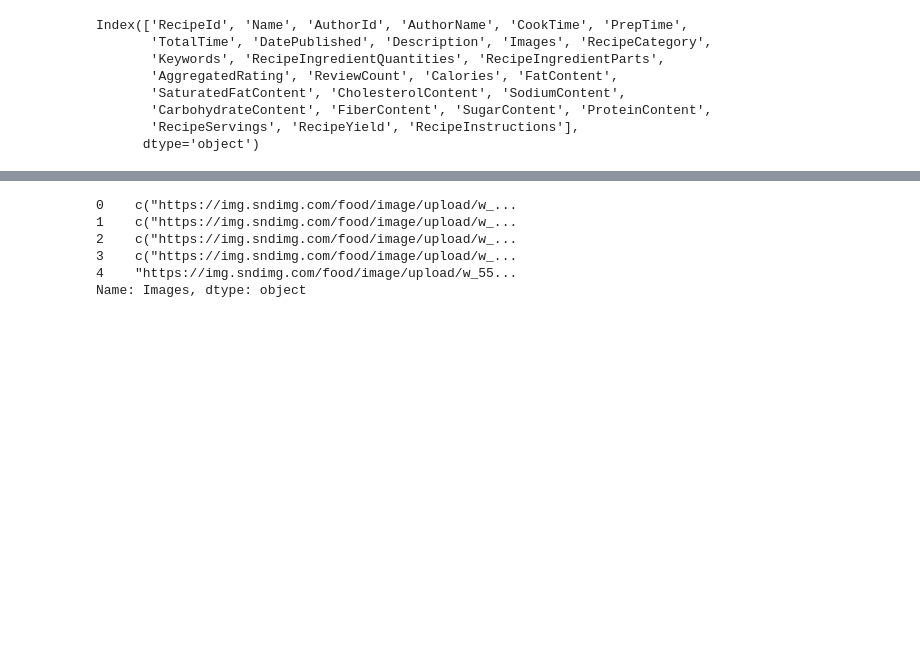
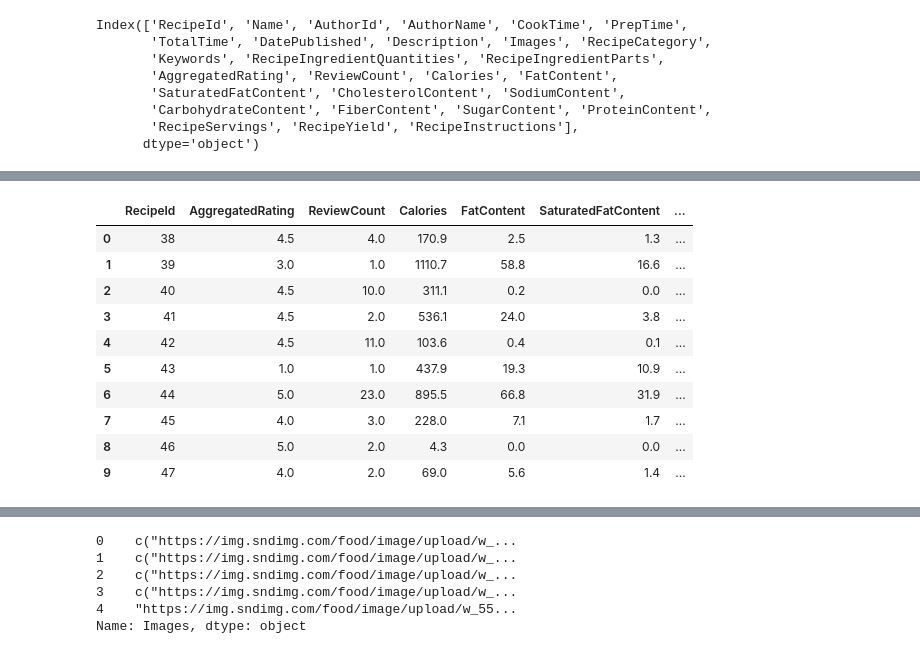
Before and after one commit to DarbyAlway/Project_IR, a Jupyter notebook: test.ipynb, the cells around one changed output, grey strips where cells are left out. Drawn from its saved outputs; the diff is of its cells as text; code cells hidden in the pictures; blank space fills up the shorter version.

```diff
--- a/test.ipynb
+++ b/test.ipynb
@@ -22,0 +55,22 @@ df = pd.read_csv('resource/completed_recipes.csv')
+# %%
+features = ['RecipeId',
+       'AggregatedRating', 'ReviewCount', 'Calories', 'FatContent',
+       'SaturatedFatContent', 'CholesterolContent', 'SodiumContent',
+       'CarbohydrateContent', 'FiberContent', 'SugarContent', 'ProteinContent',
+       'RecipeServings']
+# %%
+new_df = df[features]
+# %%
+new_df.head(10)
+# %% [output]
+|  | RecipeId | AggregatedRating | ReviewCount | Calories | FatContent | SaturatedFatContent | ... |
+| 0 | 38 | 4.5 | 4.0 | 170.9 | 2.5 | 1.3 | ... |
+| 1 | 39 | 3.0 | 1.0 | 1110.7 | 58.8 | 16.6 | ... |
+| 2 | 40 | 4.5 | 10.0 | 311.1 | 0.2 | 0.0 | ... |
+| 3 | 41 | 4.5 | 2.0 | 536.1 | 24.0 | 3.8 | ... |
+| 4 | 42 | 4.5 | 11.0 | 103.6 | 0.4 | 0.1 | ... |
+| 5 | 43 | 1.0 | 1.0 | 437.9 | 19.3 | 10.9 | ... |
+| 6 | 44 | 5.0 | 23.0 | 895.5 | 66.8 | 31.9 | ... |
+| 7 | 45 | 4.0 | 3.0 | 228.0 | 7.1 | 1.7 | ... |
+| 8 | 46 | 5.0 | 2.0 | 4.3 | 0.0 | 0.0 | ... |
+| 9 | 47 | 4.0 | 2.0 | 69.0 | 5.6 | 1.4 | ... |
```
Also changed, not shown: parts of 11 cells of this notebook, 2 other files.
